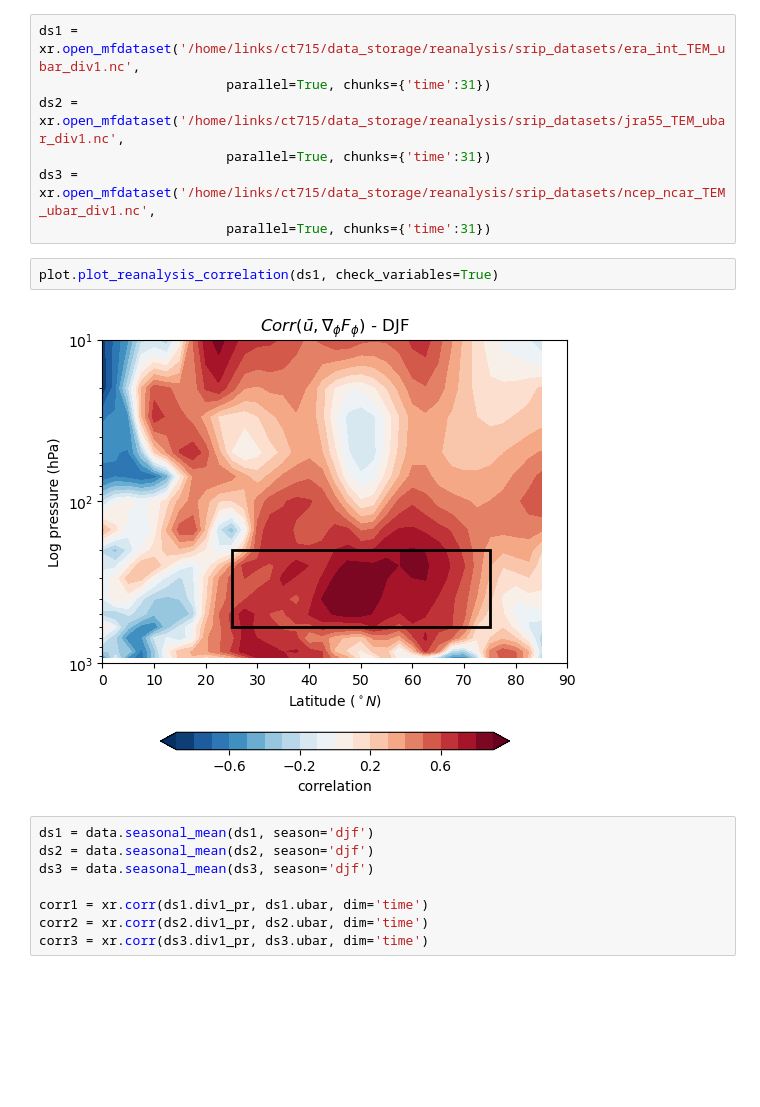
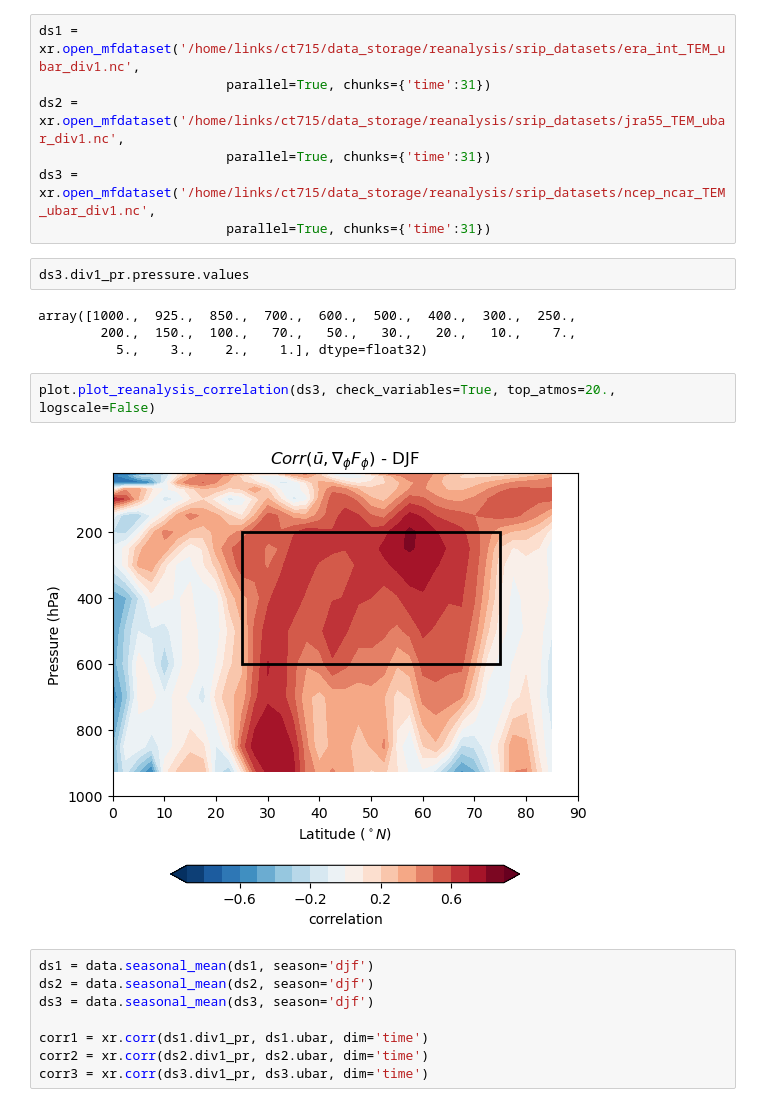
Before and after one commit to Caturrell/eddy_feedback, a Jupyter notebook: research/situations.ipynb, the cells around one changed output. Drawn from its saved outputs; the diff is of its cells as text; blank space fills up the shorter version.

```diff
--- a/research/situations.ipynb
+++ b/research/situations.ipynb
@@ -115,10 +147,16 @@ ds2 = xr.open_mfdataset('/home/links/ct715/data_storage/reanalysis/srip_datasets
                         parallel=True, chunks={'time':31})
 ds3 = xr.open_mfdataset('/home/links/ct715/data_storage/reanalysis/srip_datasets/ncep_ncar_TEM_ubar_div1.nc',
                         parallel=True, chunks={'time':31})
+# %%
+ds3.div1_pr.pressure.values
+# %% [output]
+array([1000.,  925.,  850.,  700.,  600.,  500.,  400.,  300.,  250.,
+        200.,  150.,  100.,   70.,   50.,   30.,   20.,   10.,    7.,
+          5.,    3.,    2.,    1.], dtype=float32)
 # %%
-plot.plot_reanalysis_correlation(ds1, check_variables=True)
+plot.plot_reanalysis_correlation(ds3, check_variables=True, top_atmos=20., logscale=False)
 # %% [output]
-[figure, old version]
+[figure, new version]
 # %%
 ds1 = data.seasonal_mean(ds1, season='djf')
 ds2 = data.seasonal_mean(ds2, season='djf')
```
Also changed, not shown: parts of 13 cells of this notebook, 11 other files.
